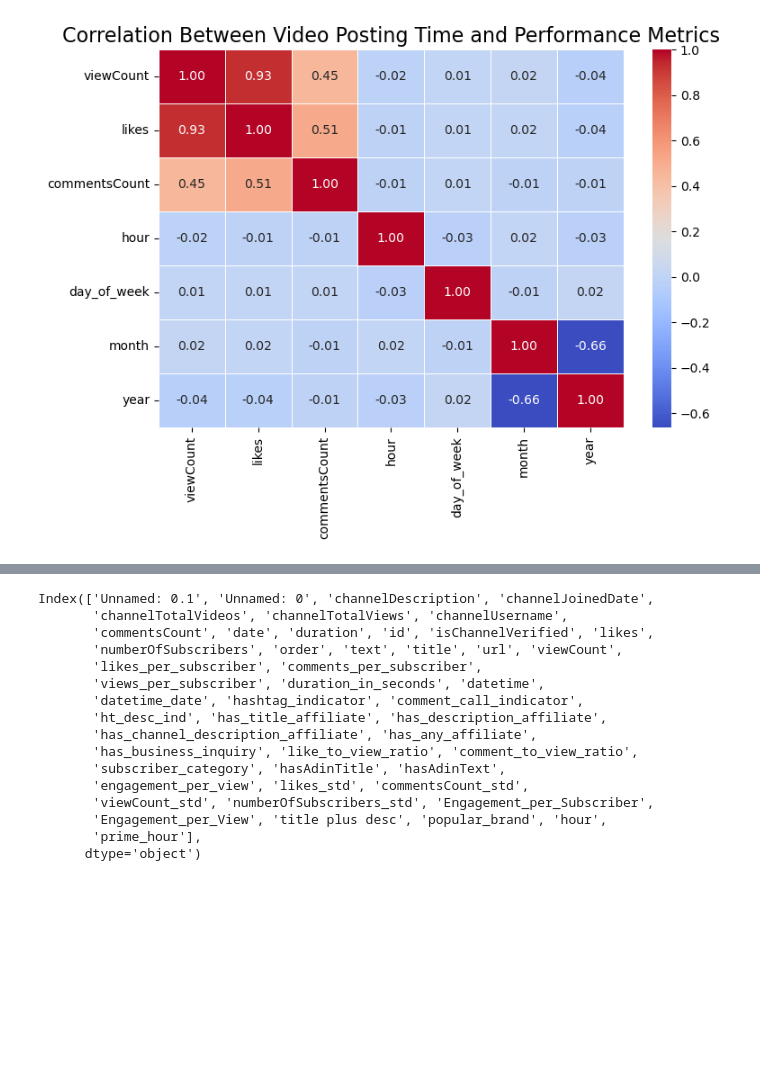
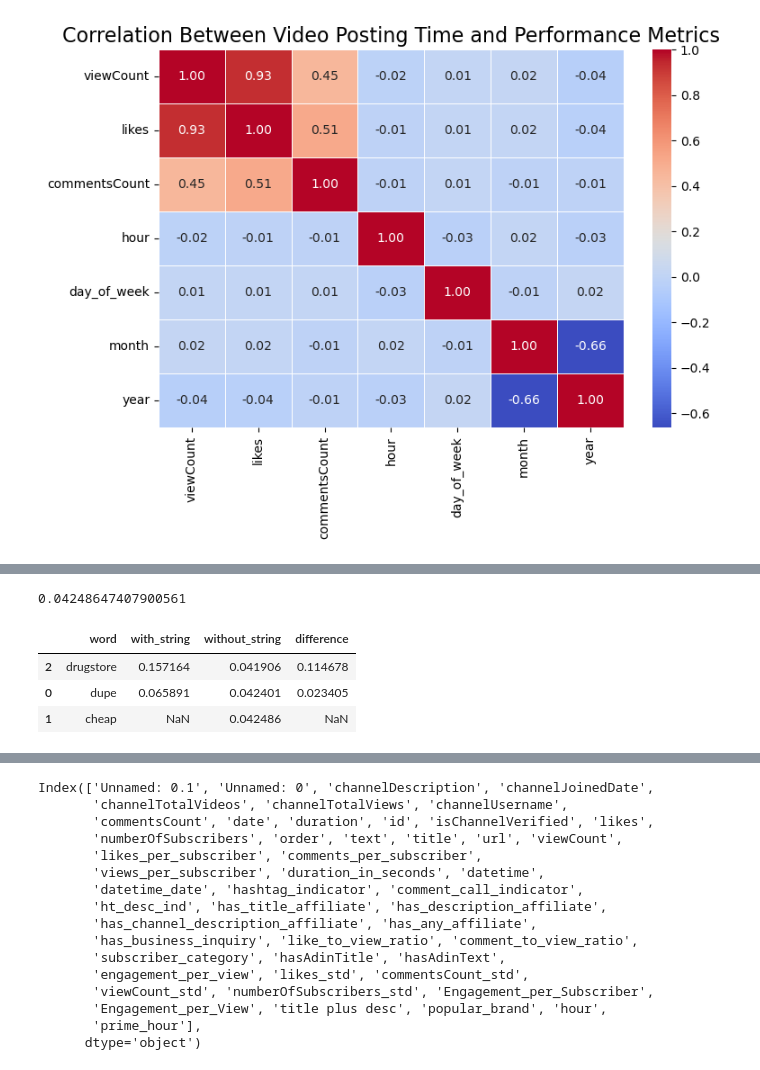
Before and after one commit to pranavrd/erdos-uncreatives, a Jupyter notebook: eda_2/eda_2_fixed.ipynb, the cells around one changed output, grey strips where cells are left out. Drawn from its saved outputs; the diff is of its cells as text; code cells hidden in the pictures; blank space fills up the shorter version.

Commit message:
added back Jo's notebook and training data with features

```diff
--- a/eda_2/eda_2_fixed.ipynb
+++ b/eda_2/eda_2_fixed.ipynb
@@ -1019,0 +1102,64 @@ plt.show()
+# %%
+#streamlining the "presence of a substring" function Rachael was implementing earlier - Jo
+
+def compare_means(df, thing_to_check_for, thing_to_take_average_of, where_to_look="title"):
+    print(f"Comparing means of {thing_to_take_average_of} with and without {thing_to_check_for}.")
+    idxs = (df[where_to_look].str.count(thing_to_check_for) > 0)
+    print(df.loc[idxs, thing_to_take_average_of].mean())
+    print(df.loc[~idxs, thing_to_take_average_of].mean())
+
+def get_mean_with_word(df, thing_to_check_for, thing_to_take_average_of, where_to_look="title"):
+    idxs = (df[where_to_look].str.count(thing_to_check_for) > 0)
+    return df.loc[idxs, thing_to_take_average_of].mean()
+
+def get_mean_without_word(df, thing_to_check_for, thing_to_take_average_of, where_to_look="title"):
+    idxs = (df[where_to_look].str.count(thing_to_check_for) == 0)
+    return df.loc[idxs, thing_to_take_average_of].mean()
+
+# Identify popular video topics/formats and see if videos that cover these topics perform better than average.
+# For example, one popular video format is "speed reviews."
+#"speed reviews", "haul", "dupe" , "GRWM"  etc
+
+
+# Create a dataframe
+schema = pd.DataFrame()
+
+words =["dupe","cheap","drugstore"]# add more words
+column_to_take_average_of = "likes_per_subscriber"
+where_to_look_for_word = "title"
+
+#added color vs colour to see if there was an american bias
+#try vs tryon, since try includes both tryon, as well as "trying"
+#celebrity names to see if people want to copy signature looks?
+#asmr, grwm, vlog have secondary content separate from the objective makeup
+#retail stores to see if people are looking to purchase
+#ten - trying to see if people like lists? i.e. "my top ten"
+
+schema["word"] = words
+
+
+# Adds column, containing means of likes_per_subscriber of entries with the substring
+schema['with_string'] = schema["word"].apply(lambda word : get_mean_with_word(df, word, column_to_take_average_of, where_to_look_for_word))
+
+# Adds column, containing means of likes_per_subscriber of entries without the substring
+schema['without_string'] = schema["word"].apply(lambda word : get_mean_without_word(df, word, column_to_take_average_of, where_to_look_for_word))
+
+
+# Adds column, containing means of likes_per_subscriber of entries without the substring
+schema['difference'] = schema['with_string']-df["likes_per_subscriber"].mean()
+
+
+#finding diffrence between with and without substring
+
+schema = schema.sort_values('difference', ascending=False)
+
+# show dataframe
+
+print(df["likes_per_subscriber"].mean())
+display(schema)
+# %% [output]
+0.04248647407900561
+|  | word | with_string | without_string | difference |
+| 2 | drugstore | 0.157164 | 0.041906 | 0.114678 |
+| 0 | dupe | 0.065891 | 0.042401 | 0.023405 |
+| 1 | cheap | NaN | 0.042486 | NaN |
```
Also changed, not shown: parts of 11 cells of this notebook, 1 other file.
